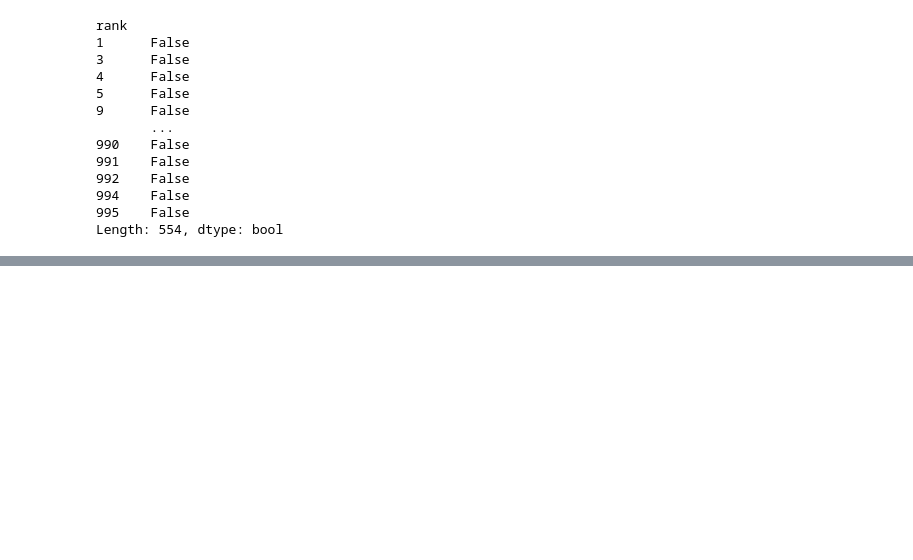
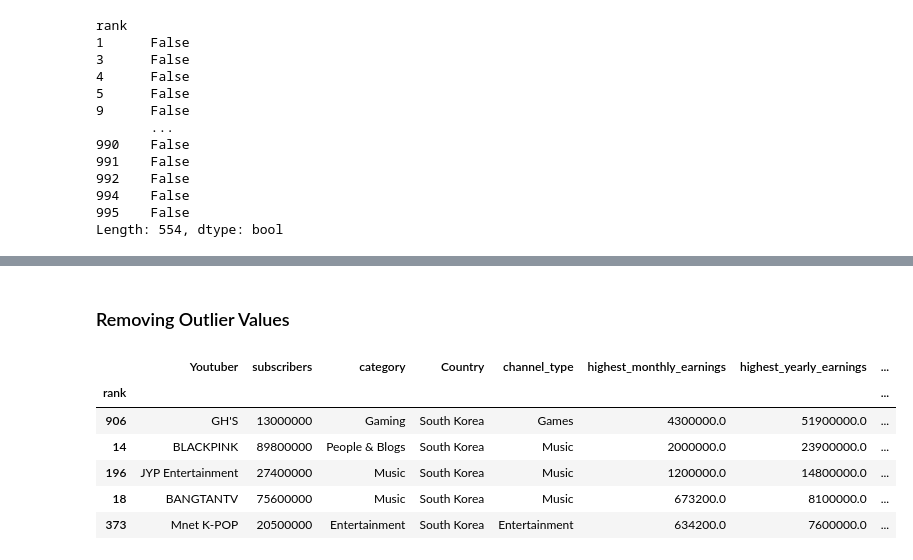
Before and after one commit to Siah2016/Youtube_Statistics, a Jupyter notebook: youtube.ipynb, the cells around one changed output, grey strips where cells are left out. Cells and saved outputs as stored; diff of their text form; code cells hidden in the pictures; blank space fills up the shorter version.

```diff
--- a/youtube.ipynb
+++ b/youtube.ipynb
@@ -105,0 +146,14 @@ Length: 554, dtype: bool
+# %% [markdown]
+### Removing Outlier Values
+# %%
+cleaned_df = sorted_df.drop([479,786])
+
+cleaned_df.tail()
+# %% [output]
+|  | Youtuber | subscribers | category | Country | channel_type | highest_monthly_earnings | highest_yearly_earnings | ... |
+| rank |  |  |  |  |  |  |  | ... |
+| 906 | GH'S | 13000000 | Gaming | South Korea | Games | 4300000.0 | 51900000.0 | ... |
+| 14 | BLACKPINK | 89800000 | People & Blogs | South Korea | Music | 2000000.0 | 23900000.0 | ... |
+| 196 | JYP Entertainment | 27400000 | Music | South Korea | Music | 1200000.0 | 14800000.0 | ... |
+| 18 | BANGTANTV | 75600000 | Music | South Korea | Music | 673200.0 | 8100000.0 | ... |
+| 373 | Mnet K-POP | 20500000 | Entertainment | South Korea | Entertainment | 634200.0 | 7600000.0 | ... |
```
Also changed, not shown: parts of 7 cells of this notebook.
